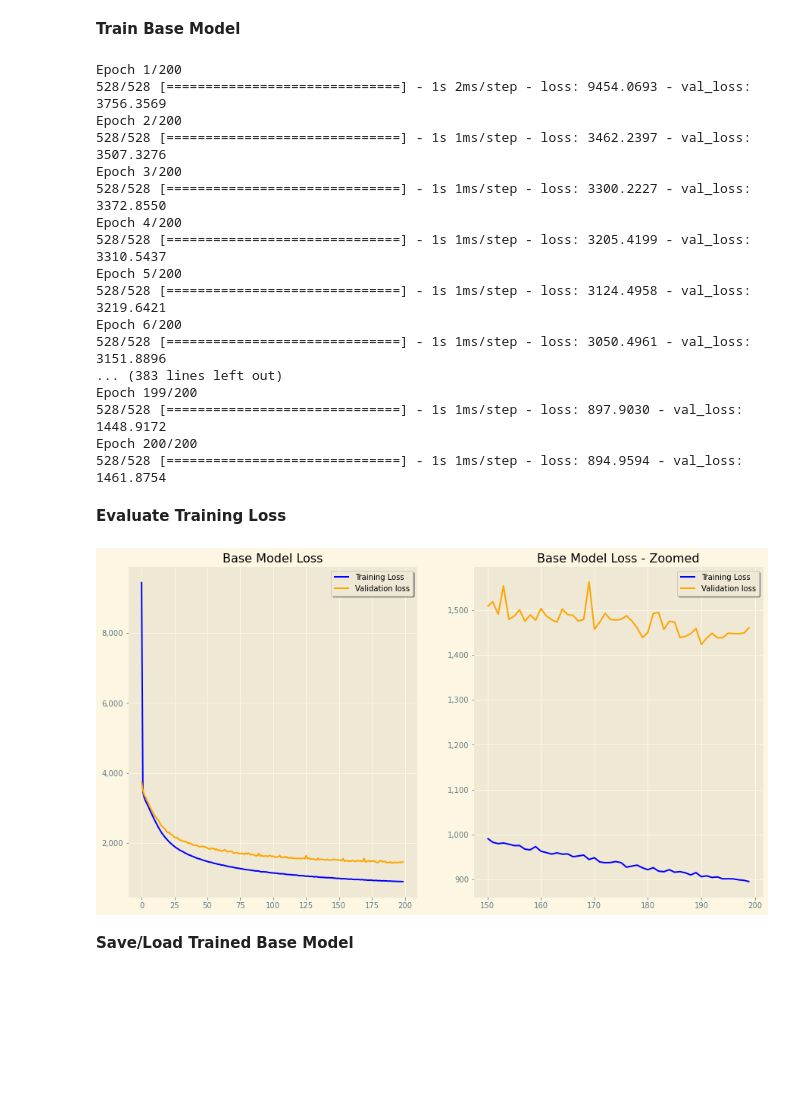
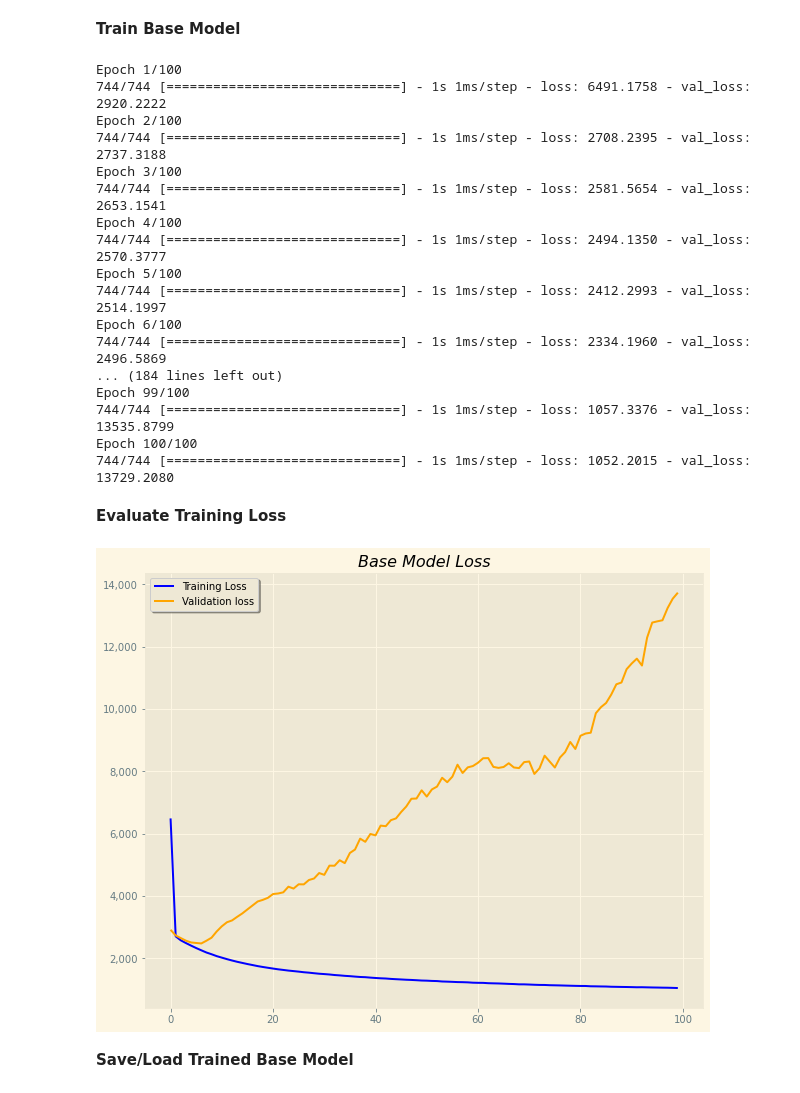
Before and after one commit to KishenSharma6/SF_Airbnb_Rental_Market_Analysis, a Jupyter notebook: Project_Codes/04_Modeling/2020_0712_Listings_DeepLearning_Development.ipynb, the cells around one changed output. Saved outputs shown, nothing was run; the diff lists cells and outputs as text; code cells hidden in the pictures; blank space fills up the shorter version.

```diff
--- a/Project_Codes/04_Modeling/2020_0712_Listings_DeepLearning_Development.ipynb
+++ b/Project_Codes/04_Modeling/2020_0712_Listings_DeepLearning_Development.ipynb
@@ -40,7 +40,7 @@ viz_path = r'C:\Users\kishe\Documents\Data Science\Projects\Python Projects\In P
 **Read in data**
 # %%
 #Read data
-df = pd.read_csv(path + '/2020_0608_Listings_Processed.csv', index_col=0)
+df = pd.read_csv(path + '/2020_0715_Listings_Processed.csv', index_col=0)
 # %% [markdown]
 **Preview Data**
 # %%
@@ -119,7 +119,7 @@ tf.keras.backend.clear_session()
 base_model = tf.keras.models.Sequential()
 
 #Add Layers
-base_model.add(tf.keras.layers.Dense(units = 85, activation = 'relu', input_shape = (85,)))
+base_model.add(tf.keras.layers.Dense(units = X_train_transformed.shape[1], activation = 'relu', input_shape = (X_train_transformed.shape[1],)))
 base_model.add(tf.keras.layers.Dense(units = 64, activation = 'relu'))
 base_model.add(tf.keras.layers.Dense(units = 1))
 
@@ -129,53 +129,48 @@ base_model.compile(loss = 'mean_squared_error', optimizer = 'Adam',)
 **Train Base Model**
 # %%
 #Train model
-history = base_model.fit(X_train_transformed,y_train, validation_split=.2, batch_size= 100,epochs=200,shuffle=True)
+history = base_model.fit(X_train_transformed,y_train, validation_split=.2, batch_size= 100, epochs=100, shuffle=True)
 # %% [output]
-Epoch 1/200
-528/528 [==============================] - 1s 2ms/step - loss: 9454.0693 - val_loss: 3756.3569
-Epoch 2/200
-528/528 [==============================] - 1s 1ms/step - loss: 3462.2397 - val_loss: 3507.3276
-Epoch 3/200
-528/528 [==============================] - 1s 1ms/step - loss: 3300.2227 - val_loss: 3372.8550
-Epoch 4/200
-528/528 [==============================] - 1s 1ms/step - loss: 3205.4199 - val_loss: 3310.5437
-Epoch 5/200
-528/528 [==============================] - 1s 1ms/step - loss: 3124.4958 - val_loss: 3219.6421
-Epoch 6/200
-528/528 [==============================] - 1s 1ms/step - loss: 3050.4961 - val_loss: 3151.8896
-... (383 lines left out)
-Epoch 199/200
-528/528 [==============================] - 1s 1ms/step - loss: 897.9030 - val_loss: 1448.9172
-Epoch 200/200
-528/528 [==============================] - 1s 1ms/step - loss: 894.9594 - val_loss: 1461.8754
+Epoch 1/100
+744/744 [==============================] - 1s 1ms/step - loss: 6491.1758 - val_loss: 2920.2222
+Epoch 2/100
+744/744 [==============================] - 1s 1ms/step - loss: 2708.2395 - val_loss: 2737.3188
+Epoch 3/100
+744/744 [==============================] - 1s 1ms/step - loss: 2581.5654 - val_loss: 2653.1541
+Epoch 4/100
+744/744 [==============================] - 1s 1ms/step - loss: 2494.1350 - val_loss: 2570.3777
+Epoch 5/100
+744/744 [==============================] - 1s 1ms/step - loss: 2412.2993 - val_loss: 2514.1997
+Epoch 6/100
+744/744 [==============================] - 1s 1ms/step - loss: 2334.1960 - val_loss: 2496.5869
+... (184 lines left out)
+Epoch 99/100
+744/744 [==============================] - 1s 1ms/step - loss: 1057.3376 - val_loss: 13535.8799
+Epoch 100/100
+744/744 [==============================] - 1s 1ms/step - loss: 1052.2015 - val_loss: 13729.2080
 # %% [markdown]
 **Evaluate Training Loss**
 # %%
 #Store training loss as a data frame
 training_loss = pd.DataFrame()
 training_loss['loss'] = history.history['loss']
 training_loss['val_loss'] = history.history['val_loss']
 
 #Create figure
-f, ax = plt.subplots(1,2,figsize = (15,8))
+f, ax = plt.subplots(figsize = (10,8))
 
 #Plot training loss
-training_loss.plot(ax=ax[0], color = ['blue', 'orange'])
-training_loss[150:].plot(ax=ax[1], color = ['blue', 'orange'])
+training_loss.plot(ax=ax, color = ['blue', 'orange'])
 
 #Set plot aesthetics
-ax[0].set_title('Base Model Loss')
-ax[0].legend(['Training Loss', 'Validation loss'], frameon = True, shadow = True)
-ax[0].get_yaxis().set_major_formatter(plt.FuncFormatter(lambda x, loc: "{:,}".format(int(x))))
-
-ax[1].set_title('Base Model Loss - Zoomed')
-ax[1].legend(['Training Loss', 'Validation loss'], frameon = True, shadow = True)
-ax[1].get_yaxis().set_major_formatter(plt.FuncFormatter(lambda x, loc: "{:,}".format(int(x))))
+ax.set_title('Base Model Loss', fontstyle = 'italic')
+ax.legend(['Training Loss', 'Validation loss'], frameon = True, shadow = True)
+ax.get_yaxis().set_major_formatter(plt.FuncFormatter(lambda x, loc: "{:,}".format(int(x))))
 
 #Save figure
 plt.savefig(viz_path + '/Base_Model_Loss.png',bbox_inches='tight')
 # %% [output]
-[figure, old version]
+[figure, new version]
 # %% [markdown]
 **Save/Load Trained Base Model**
 # %%
```
Also changed, not shown: parts of 20 cells of this notebook.
